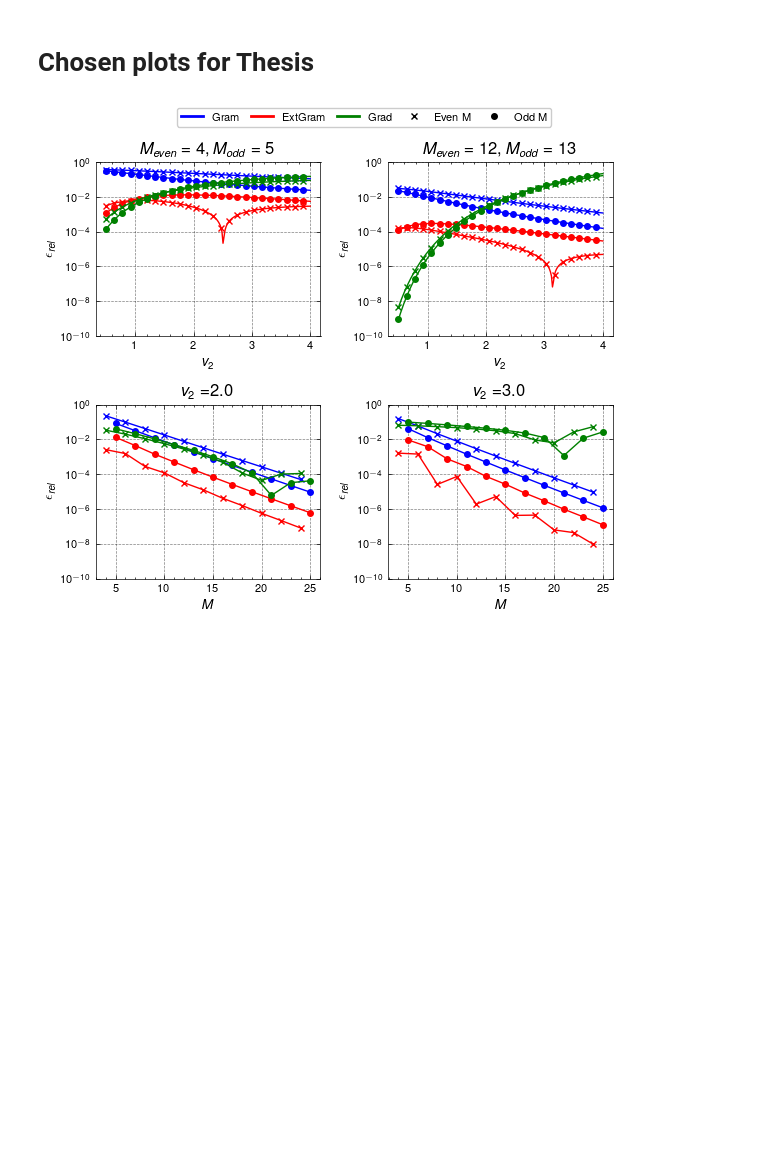
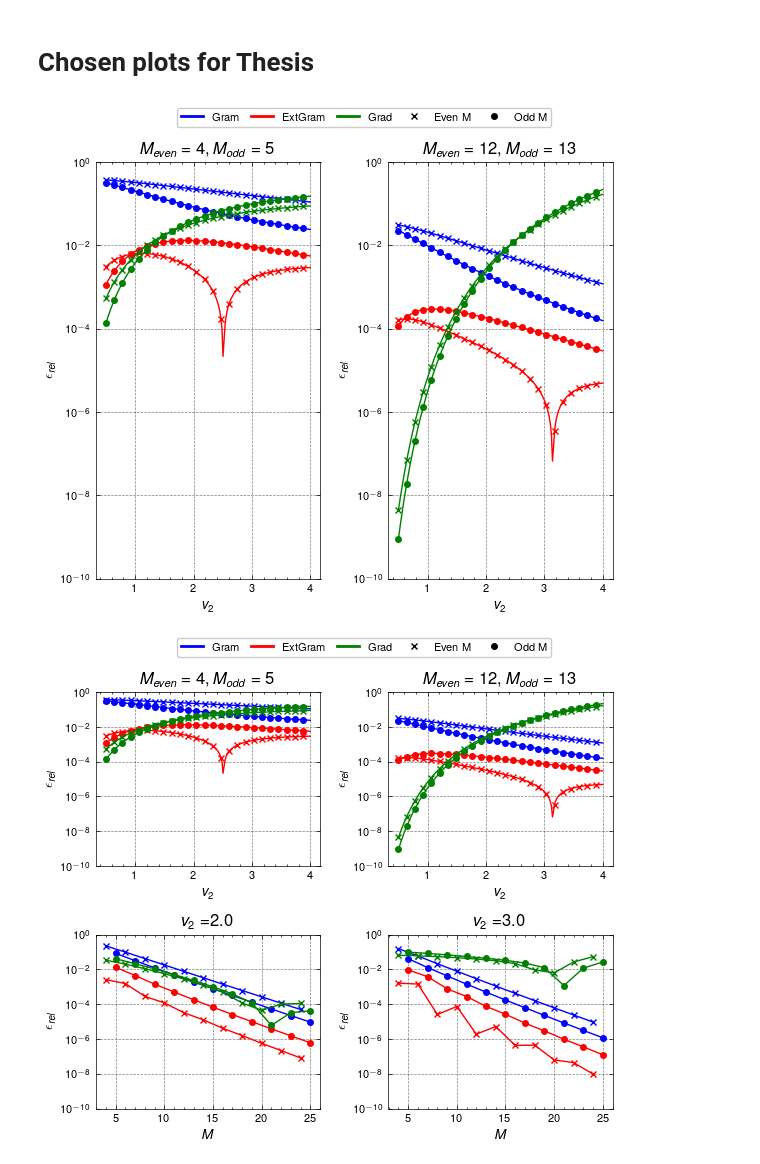
Before and after one commit to JanHab/ExtGram.jl, a Jupyter notebook: notebooks/AnalyzeClosures.ipynb, the cells around one changed output. Cells and saved outputs as stored; diff of their text form; code cells hidden in the pictures; blank space fills up the shorter version.

```diff
--- a/notebooks/AnalyzeClosures.ipynb
+++ b/notebooks/AnalyzeClosures.ipynb
@@ -101,6 +101,68 @@ colors = ['blue', 'red', 'green']
 marker = ['-x', '-o', '-^']
 
 labels = string.ascii_lowercase
+# %%
+fig, axs = plt.subplots(1, 2)
+for plot_index, (M_even, M_odd) in enumerate(zip(Moments_even, Moments_odd)):
+    for i, closure in enumerate(closures):
+        file_even = f"../out/CompareClosure/Accuracy_over_v2_closure_{closure}_M{M_even}.csv"
+        data_even = pd.read_csv(file_even)
+        axs[plot_index].semilogy(data_even['v2_vector'], data_even['rel_err'], marker[0], markevery=8, color=colors[i])
+
+        file_odd = f"../out/CompareClosure/Accuracy_over_v2_closure_{closure}_M{M_odd}.csv"
+        data_odd = pd.read_csv(file_odd)
+        axs[plot_index].semilogy(data_odd['v2_vector'], data_odd['rel_err'], marker[1], markevery=8, color=colors[i])
+
+    axs[plot_index].set_ylim(1e-10, 1e0)
+    # axs[0, plot_index].set_title(f'{labels[plot_index]}) $M_{{even}}={M_even}, M_{{odd}}={M_odd}$', loc='left')
+    axs[plot_index].set_title(f'$M_{{even}}={M_even}, M_{{odd}}={M_odd}$')
+    axs[plot_index].set_xlabel(r'$v_2$')
+    axs[plot_index].set_ylabel(r'$\epsilon_{rel}$')
+
+# for plot_index, v2 in enumerate(v2_vector):
+#     for i, closure in enumerate(closures):
+#         file_even = f"../out/CompareClosure/Accuracy_over_EvenMoments_closure_{closure}_v2{v2}.csv"
+#         data_even = pd.read_csv(file_even)
+
+#         axs[1, plot_index].semilogy(data_even['M_vector'], data_even['rel_err'], marker[0], color=colors[i])
+
+#         file_odd = f"../out/CompareClosure/Accuracy_over_OddMoments_closure_{closure}_v2{v2}.csv"
+#         data_odd = pd.read_csv(file_odd)
+
+#         axs[1, plot_index].semilogy(data_odd['M_vector'], data_odd['rel_err'], marker[1], color=colors[i])
+
+#         axs[1, plot_index].set_ylim(1e-10, 1e0)
+#     # axs[1, plot_index].set_title(f'{labels[plot_index+2]}) $v_2=$'+f'{v2}', loc='left')
+#     axs[1, plot_index].set_title(f'$v_2=$'+f'{v2}')
+#     axs[1, plot_index].set_xlabel(r'$M$')
+#     axs[1, plot_index].set_ylabel(r'$\epsilon_{rel}$')
+
+# Define the handles for each row separately
+closure_elements = [
+    Line2D([0], [0], color='blue', lw=2, label='Gram'),
+    Line2D([0], [0], color='red', lw=2, label='ExtGram'),
+    Line2D([0], [0], color='green', lw=2, label='Grad'),
+# ]
+
+# marker_elements = [
+    Line2D([0], [0], color='black', marker='x', lw=0, label='Even M'),
+    Line2D([0], [0], color='black', marker='o', lw=0, label='Odd M'),
+]
+
+leg1 = fig.legend(
+    handles=closure_elements,
+    loc='upper center',
+    bbox_to_anchor=(0.56, 1.05),
+    ncol=5,
+    # frameon=True,
+    columnspacing=1.0 # Adjust spacing between columns
+)
+
+fig.tight_layout()
+fig.savefig(f'../out/Figures/CompareClosure/CompareclosurePresentation.pdf', bbox_inches='tight')
+fig.show()
+# %% [output]
+[figure, added]
 # %%
 fig, axs = plt.subplots(2, 2)
 for plot_index, (M_even, M_odd) in enumerate(zip(Moments_even, Moments_odd)):
```
Also changed, not shown: 1 other file.
